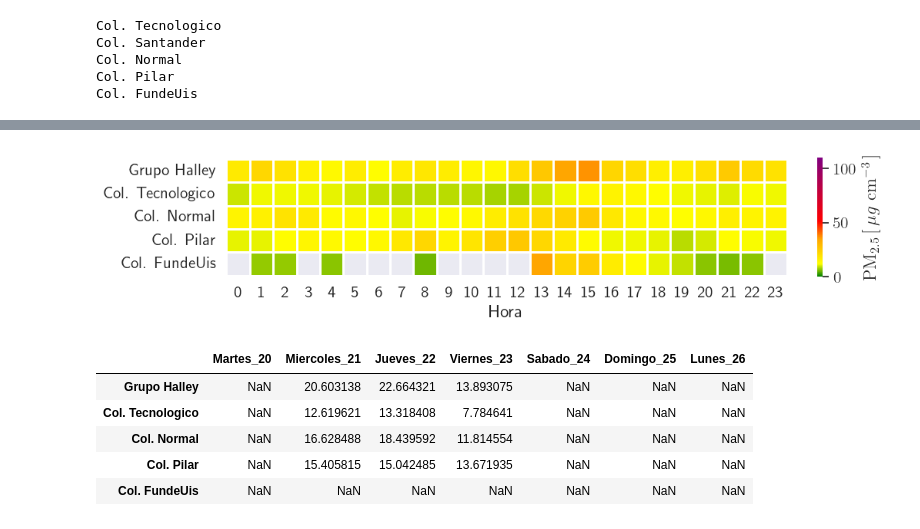
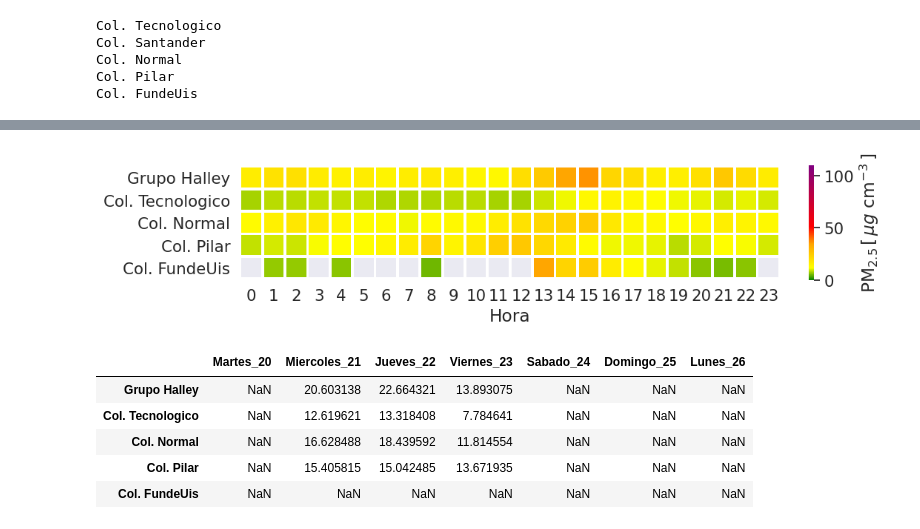
Before and after one commit to Jhosgun/BotAir, a Jupyter notebook: Bot_twitter/Bot_semanal.ipynb, the cells around one changed output, grey strips where cells are left out. Drawn from its saved outputs; the diff is of its cells as text; code cells hidden in the pictures.

```diff
--- a/Bot_twitter/Bot_semanal.ipynb
+++ b/Bot_twitter/Bot_semanal.ipynb
@@ -150,29 +150,30 @@ df_all_transposed.head()
 5 rows × 24 columns
 # %%
 from matplotlib.colors import LinearSegmentedColormap
-
+import matplotlib as mpl
+mpl.rcParams.update(mpl.rcParamsDefault)
 #cvals  = [6,12,37, 55, 100]
 cvals  = [0,13, 38, 56, 120]
 #colors = ['green', "#c8ff00", 'yellow', 'orange', "red"]
 colors = ['green',  'yellow', 'orange', "red", "purple"]
 
 norm=plt.Normalize(min(cvals),max(cvals))
 tuples = list(zip(map(norm,cvals), colors))
 cmap = LinearSegmentedColormap.from_list('name', tuples)
 #cmap = ListedColormap(colors)
 
 sns.set(font_scale=1.4)
 
 plt.figure(figsize=(10,10), facecolor='w', edgecolor='k')
 sns.heatmap(df_all_transposed,cmap=cmap,square=True, linewidths=2, vmin=0, vmax=110,
            cbar_kws={'fraction' : 0.01, 'label': '$\\mathrm{PM}_{2.5}\,  [\,\mu g\, \, \\mathrm{cm}^{-3}\,]$'})
 
 plt.yticks(rotation=0)
 plt.xlabel('Hora')
-
+plt.savefig('ReporteSemanal.svg', format='svg', bbox_inches='tight')
 plt.show()
 # %% [output]
-[figure, old version]
+[figure, new version]
 # %%
 day_0.head()
 # %% [output]
```
Also changed, not shown: parts of 1 cell of this notebook, 2 other files.
